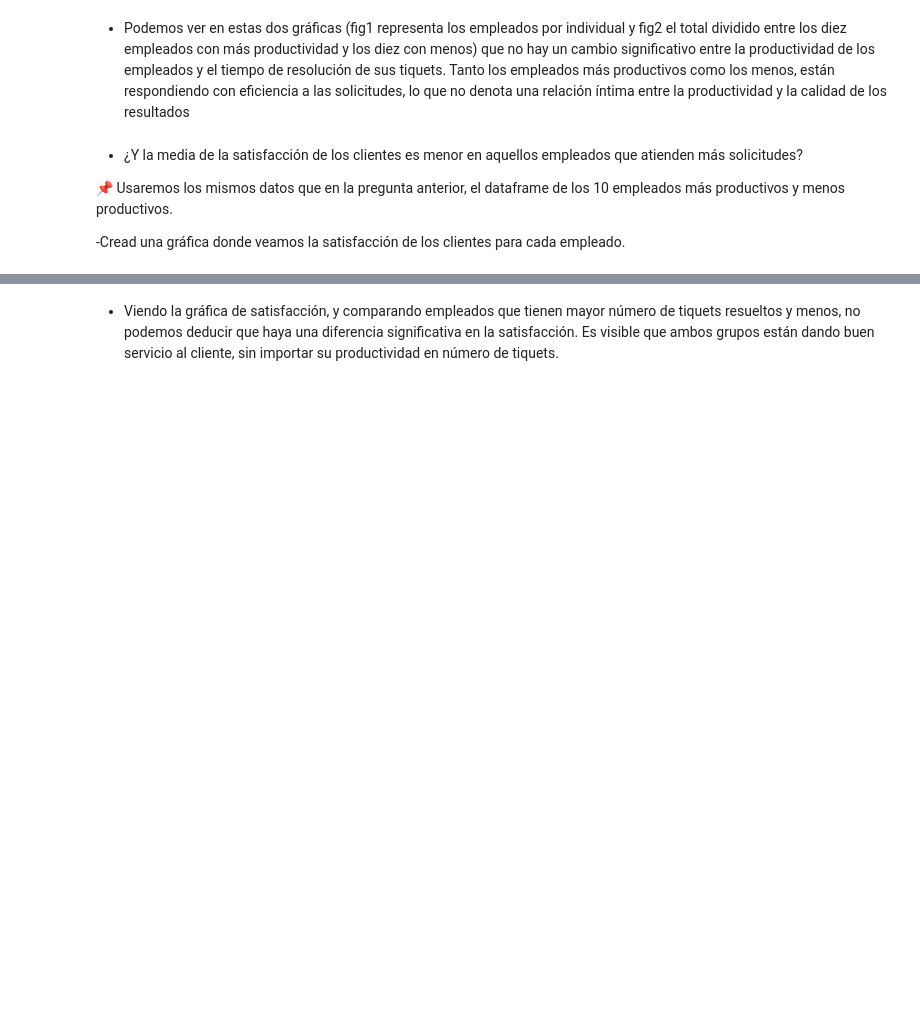
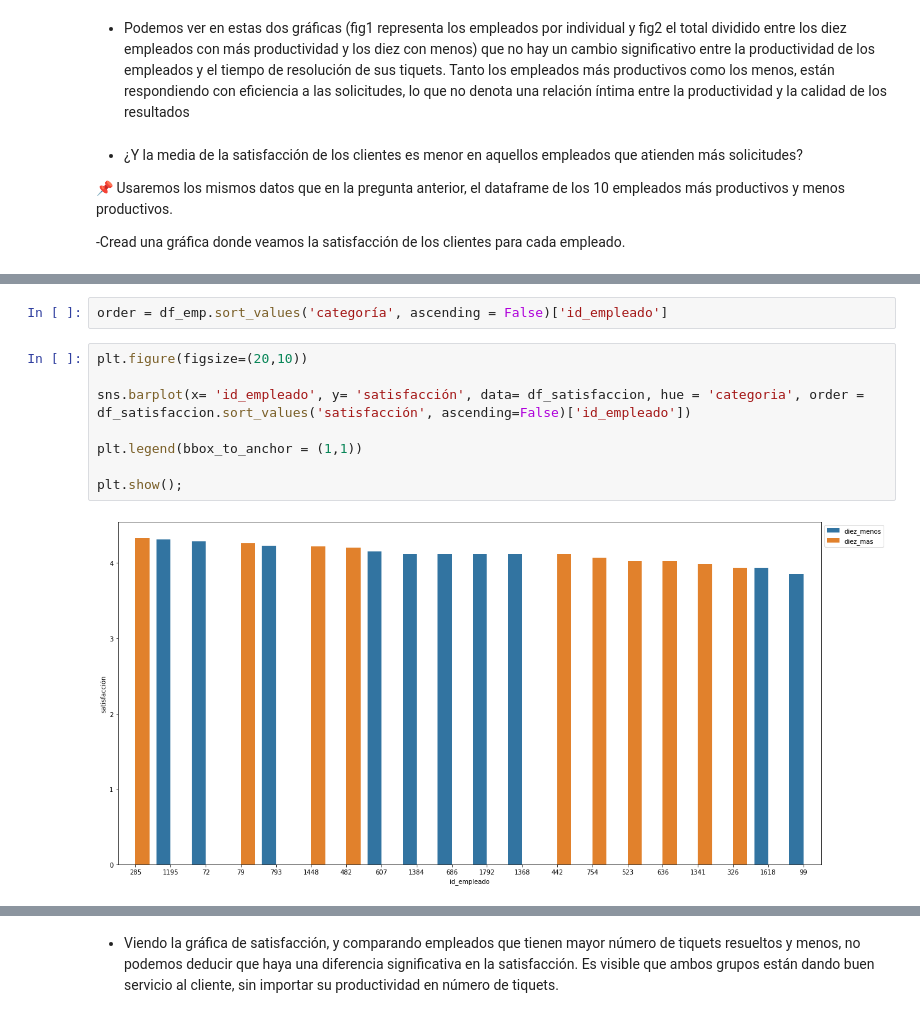
Before and after one commit to Adalab/EDA-y-ETL, a Jupyter notebook: eda/eda-III.ipynb, the cells around one changed output, grey strips where cells are left out. Drawn from its saved outputs; the diff is of its cells as text; blank space fills up the shorter version.

```diff
--- a/eda/eda-III.ipynb
+++ b/eda/eda-III.ipynb
@@ -238,3 +276,15 @@ plt.show();
+# %%
+order = df_emp.sort_values('categoría', ascending = False)['id_empleado']
+# %%
+plt.figure(figsize=(20,10))
+
+sns.barplot(x= 'id_empleado', y= 'satisfacción', data= df_satisfaccion, hue = 'categoria', order = df_satisfaccion.sort_values('satisfacción', ascending=False)['id_empleado'])
+
+plt.legend(bbox_to_anchor = (1,1))
+
+plt.show();
+# %% [output]
+[figure, added]
 # %%
 plt.figure(figsize=(20,10))
 
```
Also changed, not shown: parts of 7 cells of this notebook.
